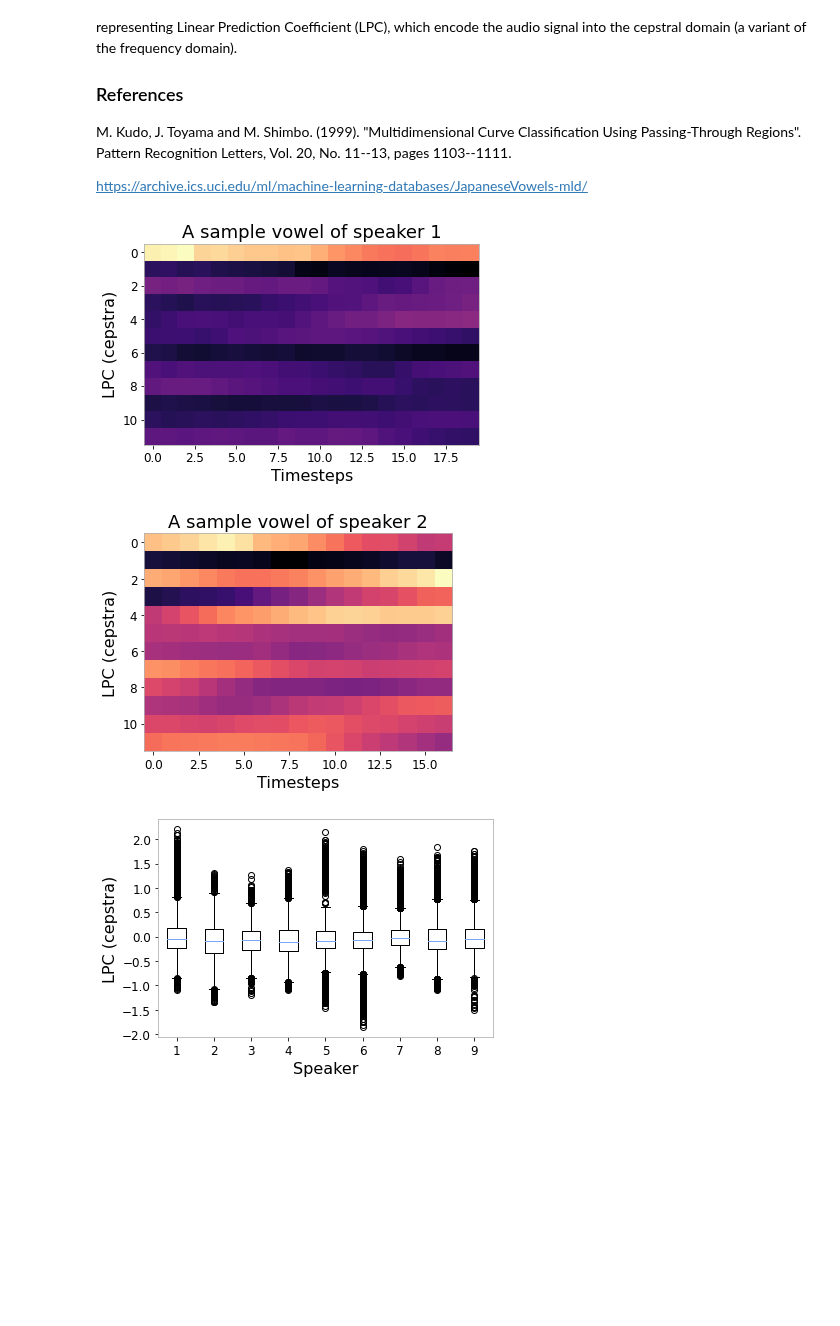
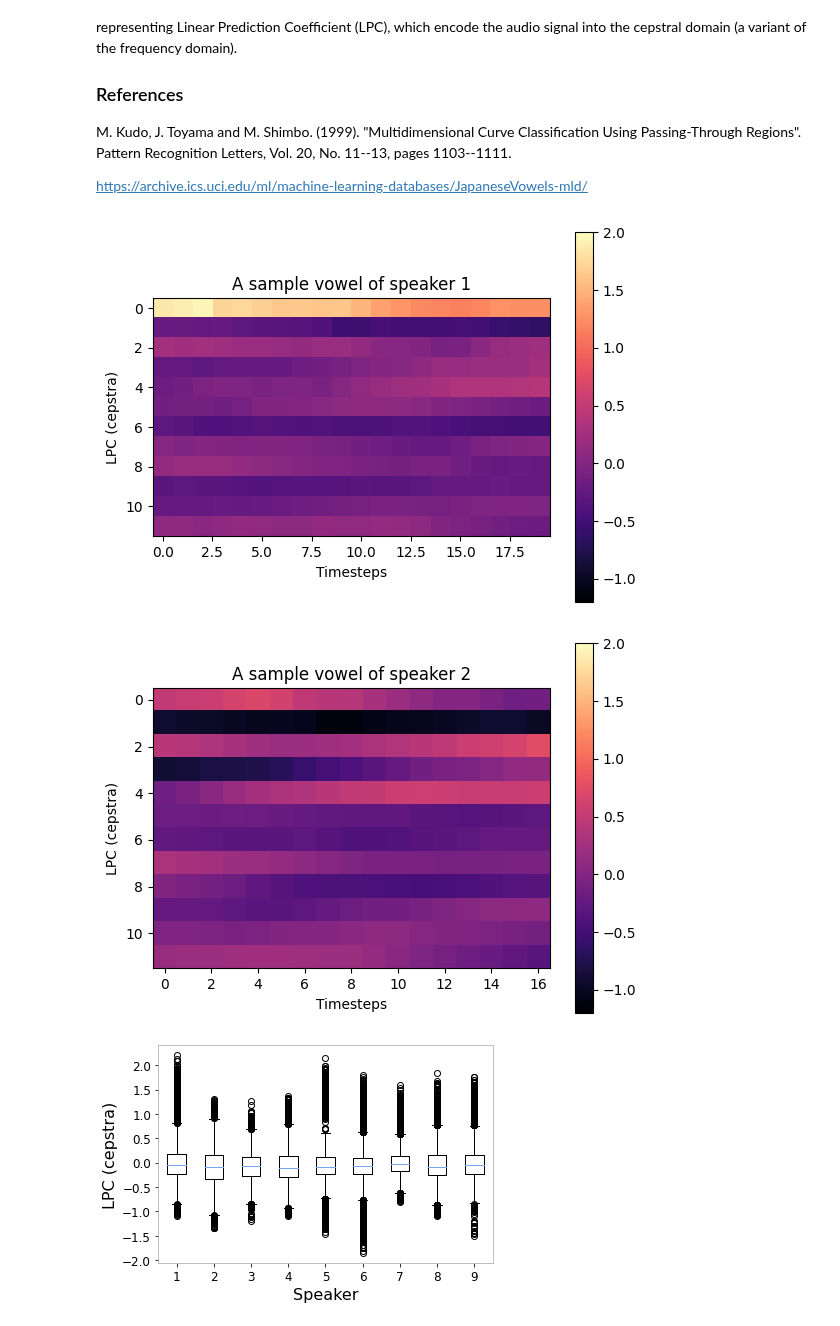
Before and after one commit to reservoirpy/reservoirpy, a Jupyter notebook: tutorials/5-Classification-with-RC.ipynb, the cells around one changed output. Saved outputs shown, nothing was run; the diff lists cells and outputs as text; code cells hidden in the pictures; blank space fills up the shorter version.

Commit message:
Tuto: Consistent colorbar interval

```diff
--- a/tutorials/5-Classification-with-RC.ipynb
+++ b/tutorials/5-Classification-with-RC.ipynb
@@ -33,20 +33,24 @@ https://archive.ics.uci.edu/ml/machine-learning-databases/JapaneseVowels-mld/
 # %%
 X_train, Y_train, X_test, Y_test = japanese_vowels()
 # %%
-plt.imshow(X_train[0].T)
+plt.figure()
+plt.imshow(X_train[0].T, vmin=-1.2, vmax=2)
 plt.title(f"A sample vowel of speaker {np.argmax(Y_train[0]) +1}")
 plt.xlabel("Timesteps")
 plt.ylabel("LPC (cepstra)")
+plt.colorbar()
 plt.show()
 
-plt.imshow(X_train[50].T)
+plt.figure()
+plt.imshow(X_train[50].T, vmin=-1.2, vmax=2)
 plt.title(f"A sample vowel of speaker {np.argmax(Y_train[50]) +1}")
 plt.xlabel("Timesteps")
 plt.ylabel("LPC (cepstra)")
+plt.colorbar()
 plt.show()
 # %% [output]
-[figure, old version]
+[figure, new version]
-[figure, old version]
+[figure, new version]
 # %%
 sample_per_speaker = 30
 n_speaker = 9
```
